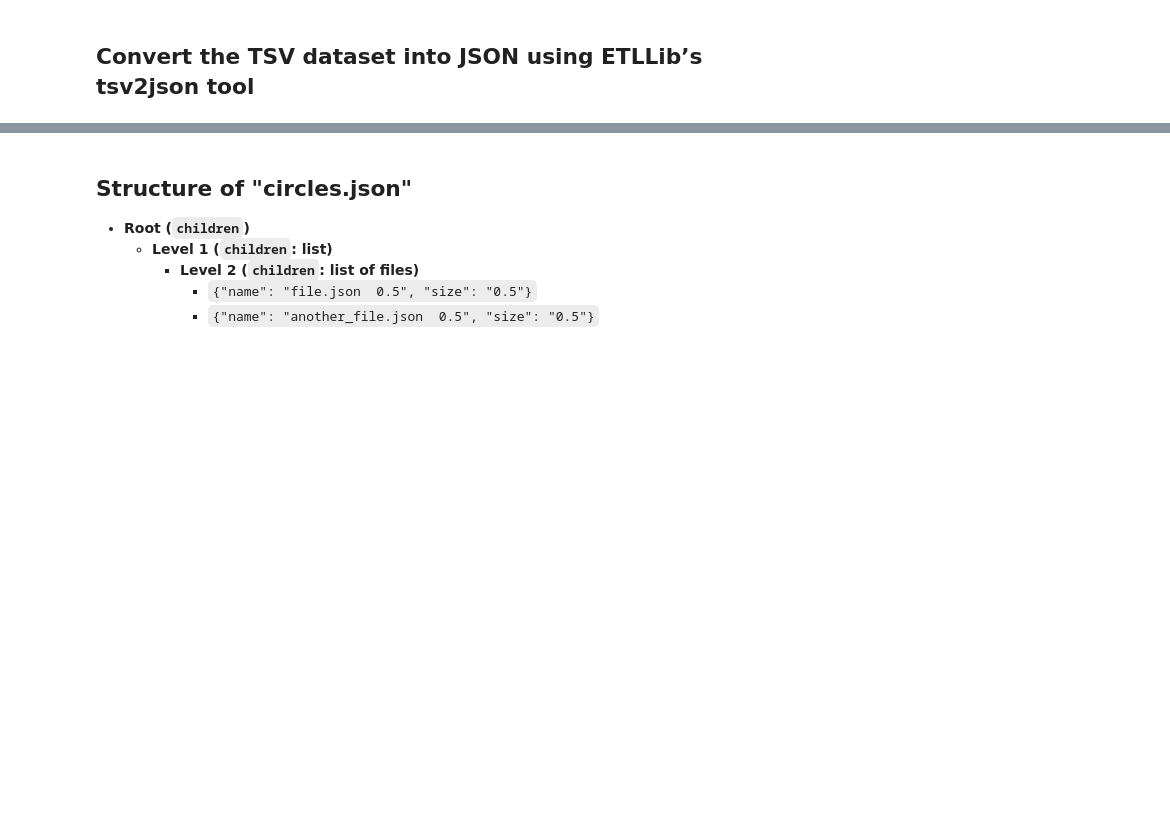
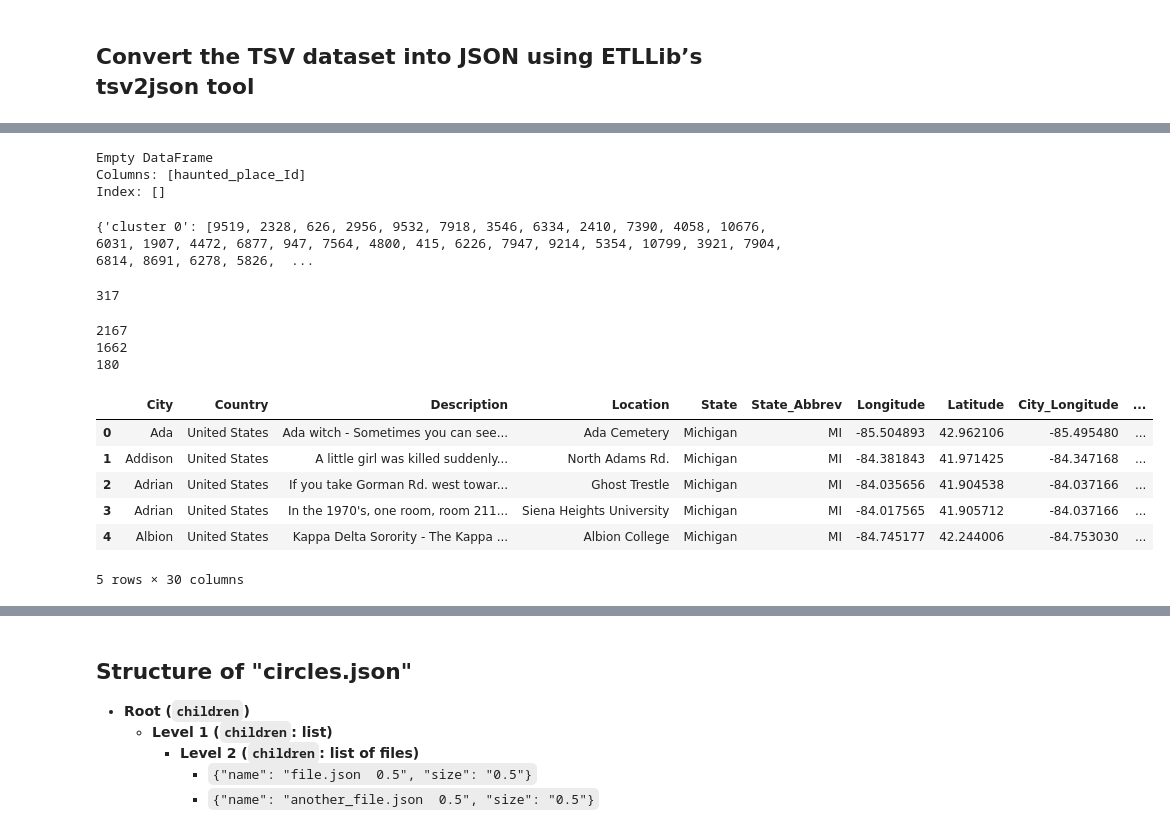
Before and after one commit to dgottschalk03/dsci_550_a1, a Jupyter notebook: notebooks/4.01-dg-Haunted_Places_Features_Added-Jaccard_Distance.ipynb, the cells around one changed output, grey strips where cells are left out. Saved outputs shown, nothing was run; the diff lists cells and outputs as text; code cells hidden in the pictures; blank space fills up the shorter version.

```diff
--- a/notebooks/4.01-dg-Haunted_Places_Features_Added-Jaccard_Distance.ipynb
+++ b/notebooks/4.01-dg-Haunted_Places_Features_Added-Jaccard_Distance.ipynb
@@ -168,0 +200,66 @@ haunted_place
+# %%
+import json
+import pandas as pd
+
+
+# Load JSON file
+with open("../clustering/jaccard/visualization/circle.json", "r") as f:
+    data = json.load(f)
+
+# Function to extract haunted_place_Id values
+def extract_haunted_place_ids(data):
+    ids = []
+    if isinstance(data, dict):
+        if "Haunted_Places_Id" in data:
+            ids.append(data["Haunted_Places_ID"])
+        if "children" in data:
+            for child in data.get("children", []):
+                ids.extend(extract_haunted_place_ids(child))
+    return ids
+
+# Extract IDs and convert to DataFrame
+haunted_place_ids = extract_haunted_place_ids(data)
+df = pd.DataFrame(haunted_place_ids, columns=["haunted_place_Id"])
+
+# Display the DataFrame
+print(df)
+# %% [output]
+Empty DataFrame
+Columns: [haunted_place_Id]
+Index: []
+# %%
+with open("../clustering/jaccard/visualization/clusters.json", "r") as f:
+    data = json.load(f)
+
+clusters = {}
+
+for cl in data.get("children", []):
+    clusters[cl['name']] = []
+    for entry in cl.get("children", []):
+        with open("." + entry['name'].split()[0], 'r') as haunted_place:
+            idx = int(json.load(haunted_place)["Haunted_Places_Id"])
+            clusters[cl['name']].append(idx)
+print(clusters)
+# %% [output]
+{'cluster 0': [9519, 2328, 626, 2956, 9532, 7918, 3546, 6334, 2410, 7390, 4058, 10676, 6031, 1907, 4472, 6877, 947, 7564, 4800, 415, 6226, 7947, 9214, 5354, 10799, 3921, 7904, 6814, 8691, 6278, 5826,  ...
+# %%
+len(clusters['cluster 1']) # clusters
+# %% [output]
+317
+# %%
+for cl in cluster_data.get("children", []):
+    print(len(cl.get("children", [])))
+# %% [output]
+2167
+1662
+180
+# %%
+df.head()
+# %% [output]
+|  | City | Country | Description | Location | State | State_Abbrev | Longitude | Latitude | City_Longitude | ... |
+| 0 | Ada | United States | Ada witch - Sometimes you can see... | Ada Cemetery | Michigan | MI | -85.504893 | 42.962106 | -85.495480 | ... |
+| 1 | Addison | United States | A little girl was killed suddenly... | North Adams Rd. | Michigan | MI | -84.381843 | 41.971425 | -84.347168 | ... |
+| 2 | Adrian | United States | If you take Gorman Rd. west towar... | Ghost Trestle | Michigan | MI | -84.035656 | 41.904538 | -84.037166 | ... |
+| 3 | Adrian | United States | In the 1970's, one room, room 211... | Siena Heights University | Michigan | MI | -84.017565 | 41.905712 | -84.037166 | ... |
+| 4 | Albion | United States | Kappa Delta Sorority - The Kappa ... | Albion College | Michigan | MI | -84.745177 | 42.244006 | -84.753030 | ... |
+5 rows × 30 columns
```
Also changed, not shown: parts of 12 cells of this notebook, 6 other files.
